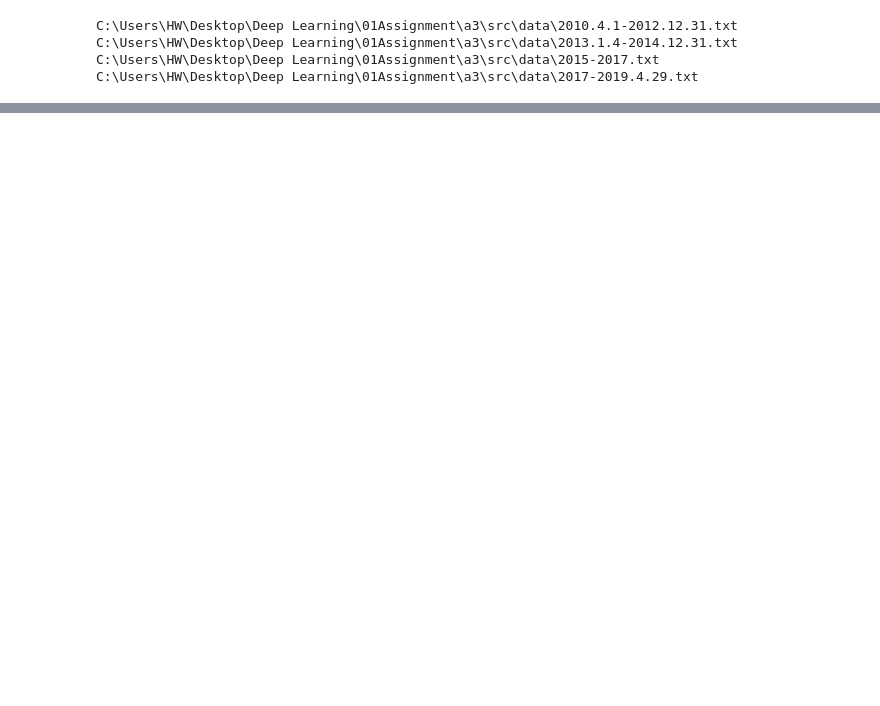
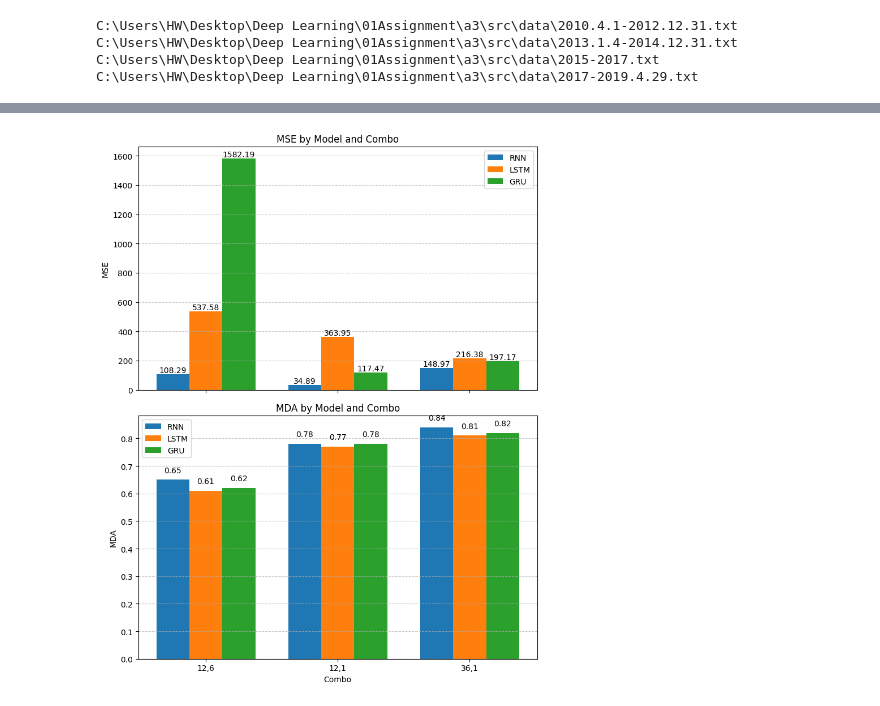
Before and after one commit to wh01019/Deeplearning_a3, a Jupyter notebook: predict-stock-rnn_50_Adam.ipynb, the cells around one changed output, grey strips where cells are left out. Saved outputs shown, nothing was run; the diff lists cells and outputs as text; code cells hidden in the pictures; blank space fills up the shorter version.

```diff
--- a/predict-stock-rnn_50_Adam.ipynb
+++ b/predict-stock-rnn_50_Adam.ipynb
@@ -288,18 +288,18 @@ Epoch 2: val_loss improved from 0.01648 to 0.01177, saving model to C:\Users\HW\
 import matplotlib.pyplot as plt
 import numpy as np
 
-# Data
+# Updated data
 models = ['RNN', 'LSTM', 'GRU']
-combos = ['12,6', '3,1', '36,1']
+combos = ['12,6', '12,1', '36,1']
 mse_data = [
-    [116.99, 191.87, 75.73],  # RNN
-    [648.77, 372.04, 206.26], # LSTM
-    [359.36, 366.05, 235.45]  # GRU
+    [108.29, 34.89, 148.97],   # RNN
+    [537.58, 363.95, 216.38],  # LSTM
+    [1582.19, 117.47, 197.17]  # GRU
 ]
 mda_data = [
-    [0.64, 0.53, 0.82],  # RNN
-    [0.6, 0.5, 0.82],    # LSTM
-    [0.63, 0.49, 0.82]   # GRU
+    [0.65, 0.78, 0.84],  # RNN
+    [0.61, 0.77, 0.81],  # LSTM
+    [0.62, 0.78, 0.82]   # GRU
 ]
 
 # Define positions
@@ -315,33 +315,35 @@ def annotate_bars(ax, bars, values):
         height = bar.get_height()
         ax.text(bar.get_x() + bar.get_width() / 2, height + 0.02, f'{value:.2f}',
                 ha='center', va='bottom', fontsize=10)
 
 # Plot MSE (Top)
 for i, model in enumerate(models):
     bars = axs[0].bar(x + i * width, mse_data[i], width, label=model)
     annotate_bars(axs[0], bars, mse_data[i])
 axs[0].set_title('MSE by Model and Combo')
 axs[0].set_ylabel('MSE')
 axs[0].legend()
 axs[0].grid(axis='y', linestyle='--', alpha=0.7)
 
 # Plot MDA (Bottom)
 for i, model in enumerate(models):
     bars = axs[1].bar(x + i * width, mda_data[i], width, label=model)
     annotate_bars(axs[1], bars, mda_data[i])
 axs[1].set_title('MDA by Model and Combo')
 axs[1].set_ylabel('MDA')
 axs[1].set_xlabel('Combo')
 axs[1].legend()
 axs[1].grid(axis='y', linestyle='--', alpha=0.7)
 
 # Set x-ticks and labels
 axs[1].set_xticks(x + width)
 axs[1].set_xticklabels(combos)
 
 # Adjust layout
 plt.tight_layout()
 plt.show()
+# %% [output]
+[figure, added]
 # %%
 # Plot and compare the results obtained from the three RNNs on the test data set
 RNNdata = StockIndexDataset(datasets_path[0], time_steps=RNN_params['time_steps'],
```
Also changed, not shown: parts of 6 cells of this notebook.
